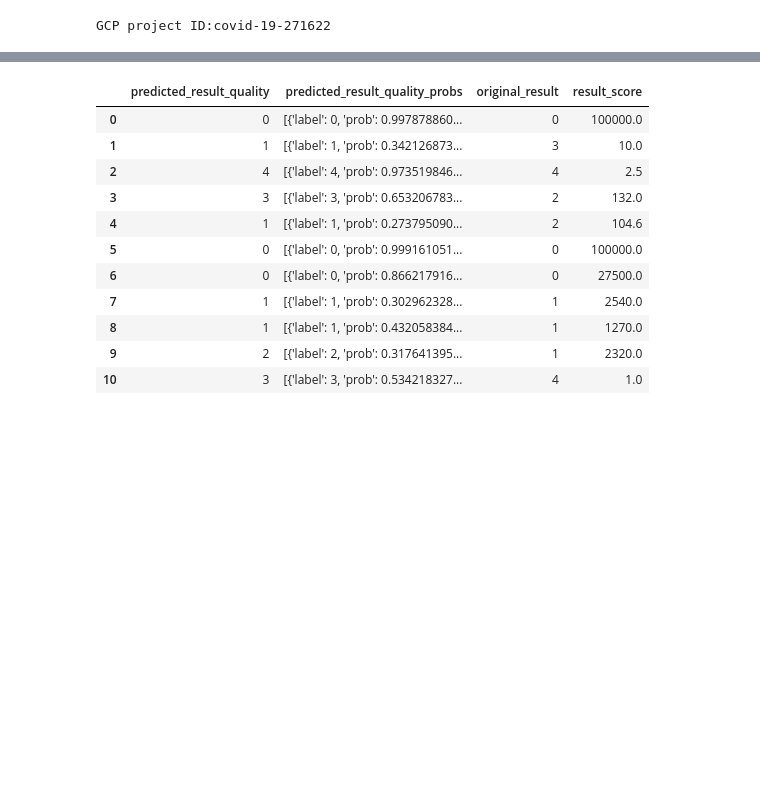
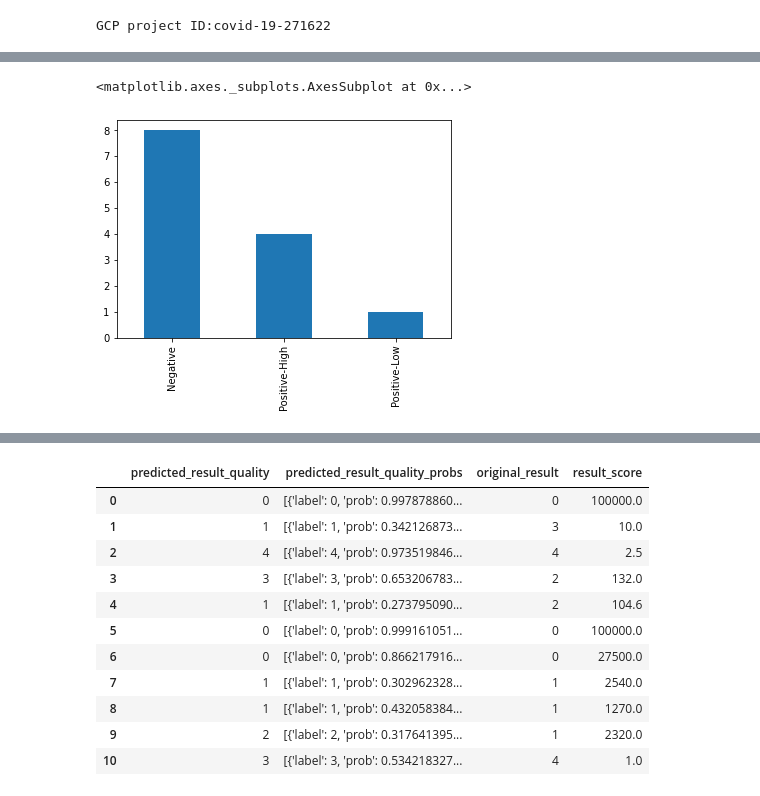
Before and after one commit to testpilot0/covid, a Jupyter notebook: Peptide_Prediction_BigQuery_Demo_Mutation.ipynb, the cells around one changed output, grey strips where cells are left out. Drawn from its saved outputs; the diff is of its cells as text; code cells hidden in the pictures; blank space fills up the shorter version.

```diff
--- a/Peptide_Prediction_BigQuery_Demo_Mutation.ipynb
+++ b/Peptide_Prediction_BigQuery_Demo_Mutation.ipynb
@@ -601,0 +655,5 @@ FROM ML.PREDICT(MODEL `corona.Classification_model_P2`, (
+# %%
+df['original_result'].value_counts().plot(kind='bar')
+# %% [output]
+<matplotlib.axes._subplots.AxesSubplot at 0x...>
+[figure, added]
```
Also changed, not shown: parts of 8 cells of this notebook.
